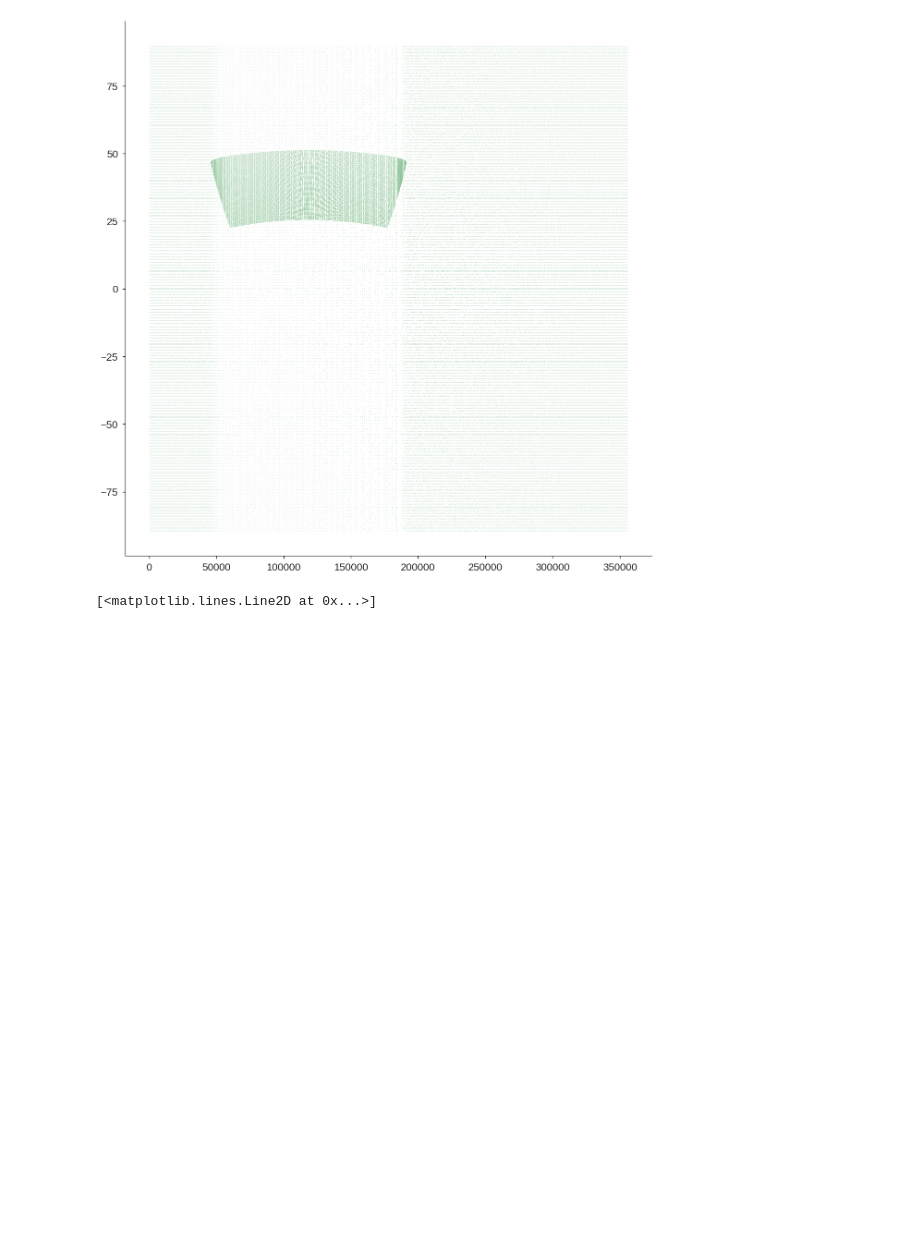
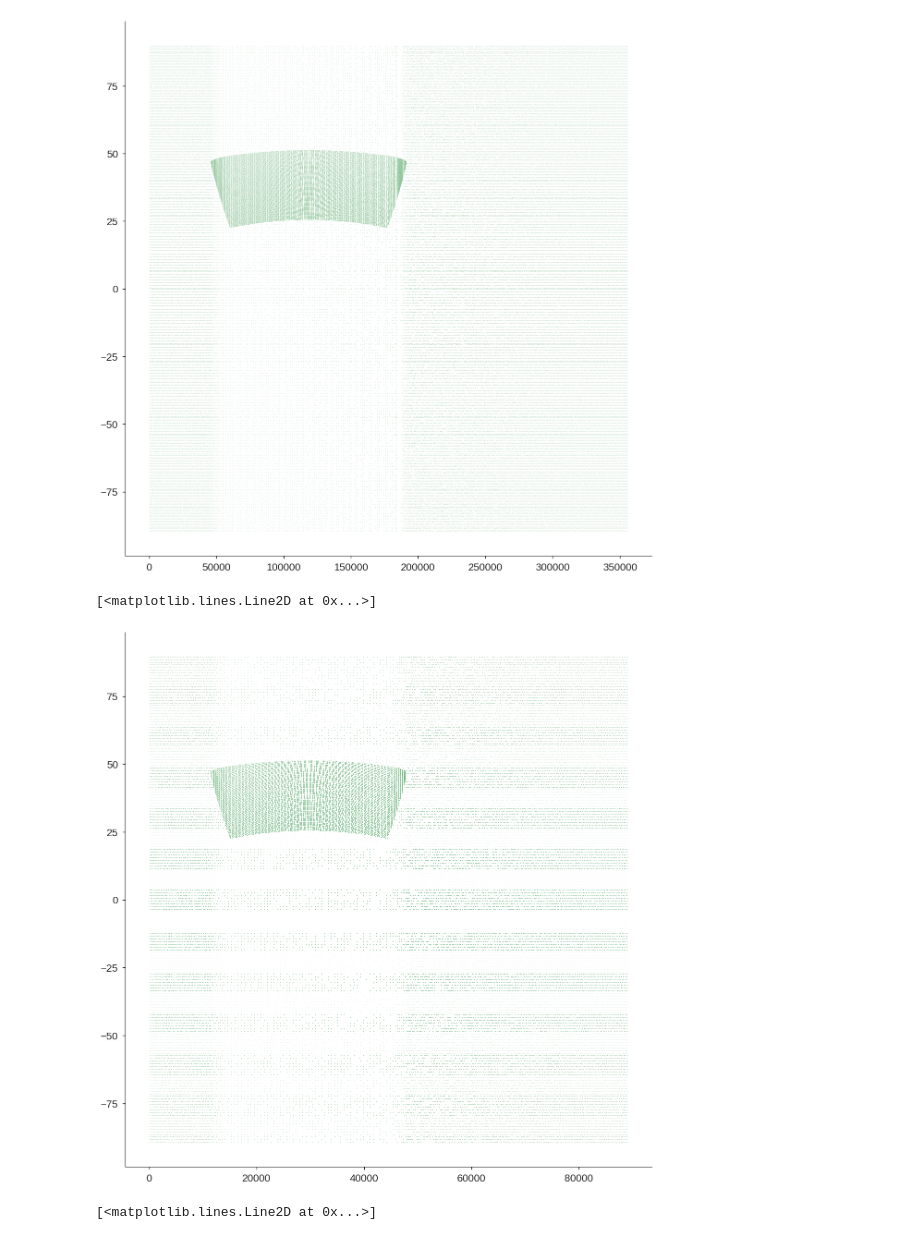
Before and after one commit to NOAA-PSL/nested-eagle, a Jupyter notebook: 0.25deg-06km/mesh-gen/csmswt-trim25-2stage/combine_latent_meshes.ipynb, the cells around one changed output. Drawn from its saved outputs; the diff is of its cells as text; code cells hidden in the pictures; blank space fills up the shorter version.

```diff
--- a/0.25deg-06km/mesh-gen/csmswt-trim25-2stage/combine_latent_meshes.ipynb
+++ b/0.25deg-06km/mesh-gen/csmswt-trim25-2stage/combine_latent_meshes.ipynb
@@ -87,6 +92,9 @@ Sort stuff out
 # %%
 clon = np.concatenate([glon.flatten()[mask], hmesh.lon.values.flatten()])
 clat = np.concatenate([glat.flatten()[mask], hmesh.lat.values.flatten()])
+# %%
+clon2 = np.concatenate([glon2.flatten()[mask2], hmesh2.lon.values.flatten()])
+clat2 = np.concatenate([glat2.flatten()[mask2], hmesh2.lat.values.flatten()])
 # %%
 print(glon.flatten()[mask].max(), glon.flatten()[mask].min())
 print(glat.flatten()[mask].max(), glat.flatten()[mask].min())
@@ -106,6 +126,9 @@ from anemoi.graphs.generate.utils import get_coordinates_ordering
 # %%
 coords = np.stack([clon, clat], axis=-1)
 order = get_coordinates_ordering(coords)
+# %%
+coords2 = np.stack([clon2, clat2], axis=-1)
+order2 = get_coordinates_ordering(coords2)
 # %%
 order
 # %% [output]
@@ -145,3 +172,17 @@ Data variables:
     *empty*
 Attributes:
     n_cutout:  405344
+# %%
+cds2 = xr.Dataset(
+    attrs={"n_cutout": n_cutout}
+)
+
+cds2["lon"] = xr.DataArray(
+    coords2[order2, 0],
+    coords={"lon": coords2[order2, 0]},
+)
+
+cds2["lat"] = xr.DataArray(
+    coords2[order2, 1],
+    coords={"lat": coords2[order2,1]},
+)
@@ -151,4 +204,10 @@ ax.plot(cds.lat.values, ls="", marker=".", markersize=.5)
 # %% [output]
 [<matplotlib.lines.Line2D at 0x...>]
 [figure]
+# %%
+fig, ax = plt.subplots(figsize=(12,12))
+ax.plot(cds2.lat.values, ls="", marker=".", markersize=1)
+# %% [output]
+[<matplotlib.lines.Line2D at 0x...>]
+[figure, added]
 # %%
```
Also changed, not shown: parts of 13 cells of this notebook, 1 other file.
